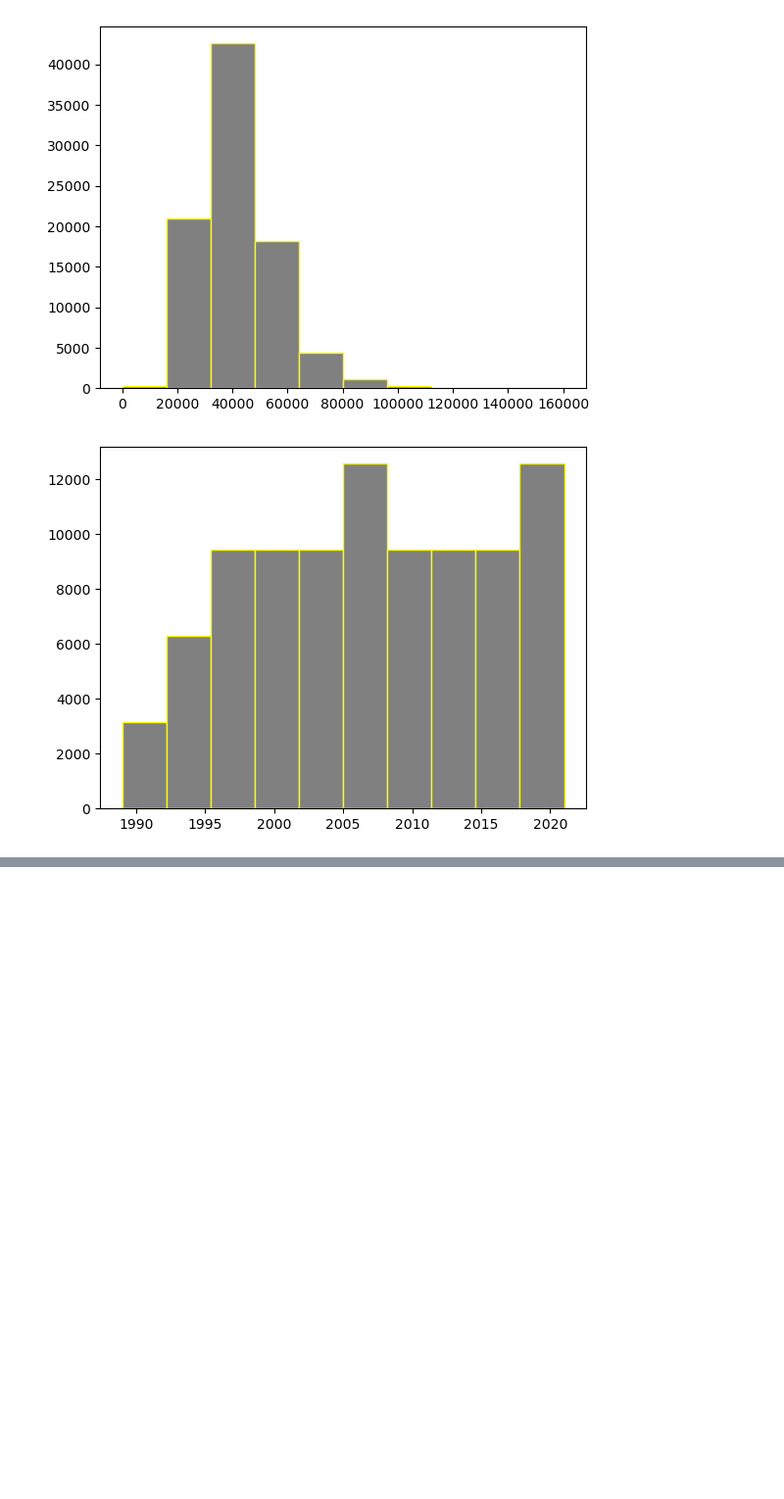
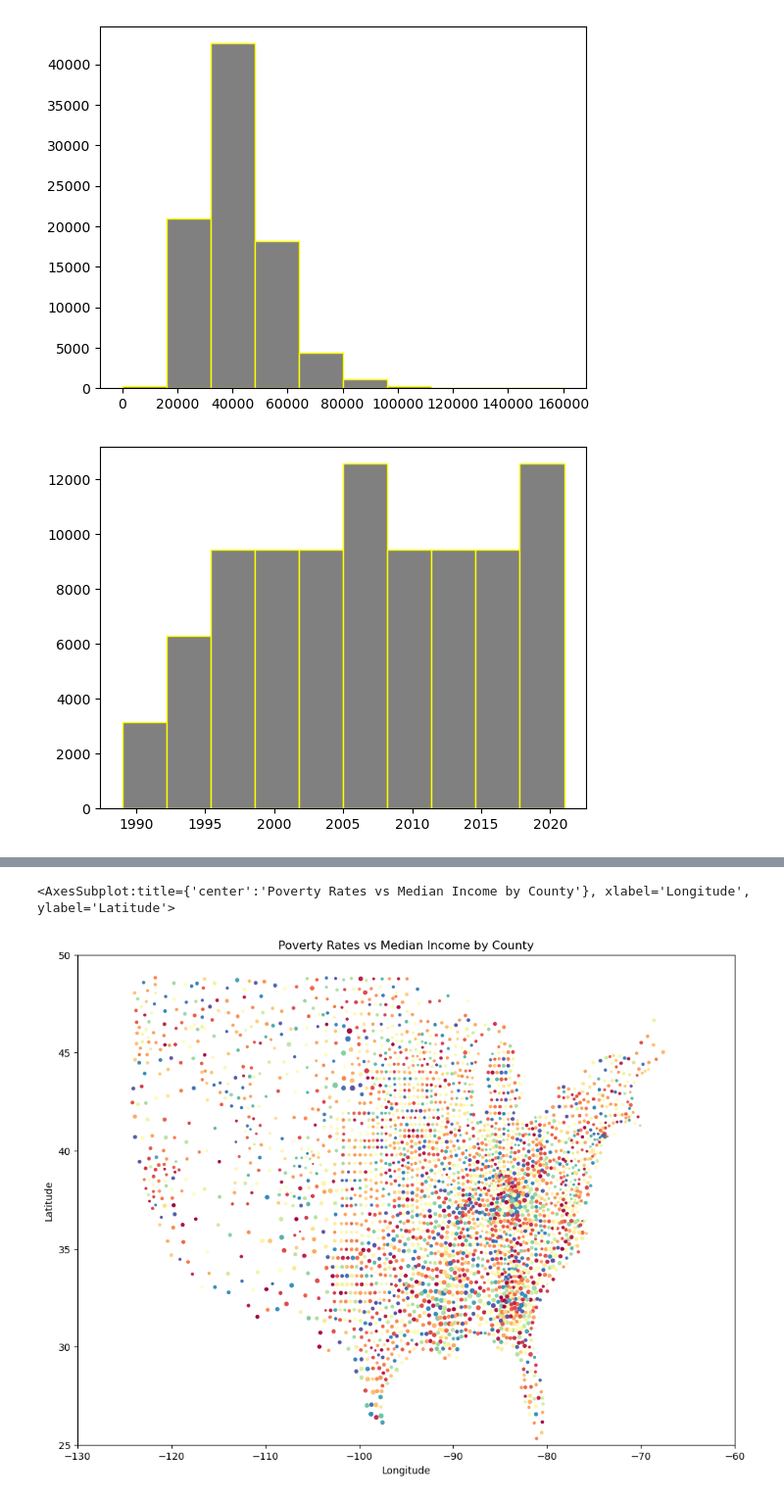
Before and after one commit to sammoe60/data-vikings, a Jupyter notebook: kendra/kendra.ipynb, the cells around one changed output, grey strips where cells are left out. Shown at 98% size. Cells and saved outputs as stored; diff of their text form; code cells hidden in the pictures; blank space fills up the shorter version.

```diff
--- a/kendra/kendra.ipynb
+++ b/kendra/kendra.ipynb
@@ -499,0 +259,2 @@ poverty_county
+# %%
+county2021_locs_df = county2021_df.merge(uscounties_df, how='left', left_on=['STATE_NAME', 'COUNTY'], right_on=['STATE_NAME', 'COUNTY_FULL'])
@@ -499,0 +272,2 @@ poverty_county
+# %%
+county2021_final = county2021_locs_df[['STATE_NAME','PR_ALL','PR_YOUTH','MED_HH_INCOME','COUNTY_FULL','LAT','LNG','POPULATION']]
@@ -499,0 +283,11 @@ poverty_county
+# %%
+import matplotlib
+import numpy as np
+np.random.seed(seed=30)
+
+cmap = matplotlib.cm.get_cmap('Spectral') # Getting a list of color values.
+# %%
+color_dict = pd.Series({k:cmap(np.random.rand()) for k in county2021_final['PR_ALL'].unique()})
+color_dict.name = 'color_dict'
+
+county2021_final = pd.merge(county2021_final, color_dict, how='left', left_on='PR_ALL', right_index=True)
@@ -499,0 +296,8 @@ poverty_county
+# %%
+
+
+
+county2021_final.plot.scatter(x='LNG', y='LAT', ylim=(25,50), xlim=(-130,-60),s=(county2021_final['PR_ALL']/2),c=county2021_final['color_dict'],figsize=(12,9),title="Poverty Rates vs Median Income by County", xlabel='Longitude',ylabel='Latitude')
+# %% [output]
+<AxesSubplot:title={'center':'Poverty Rates vs Median Income by County'}, xlabel='Longitude', ylabel='Latitude'>
+[figure, added]
```
Also changed, not shown: parts of 59 cells of this notebook, 11 other files.
